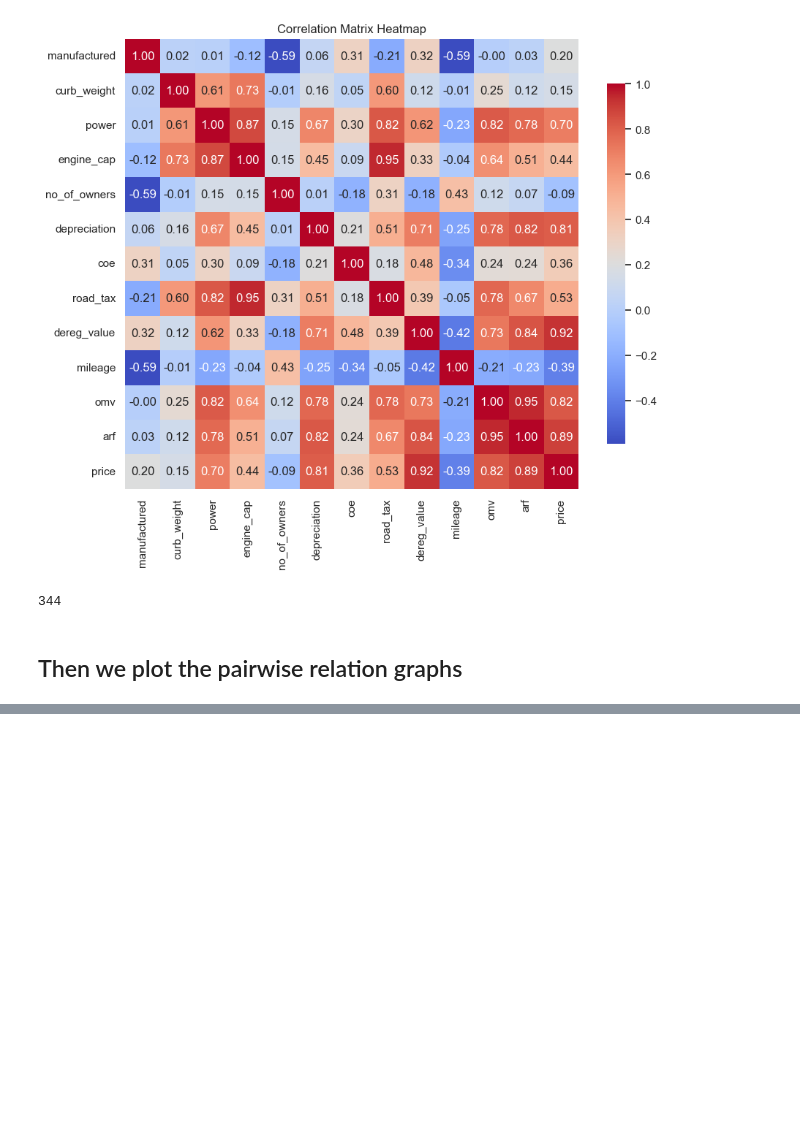
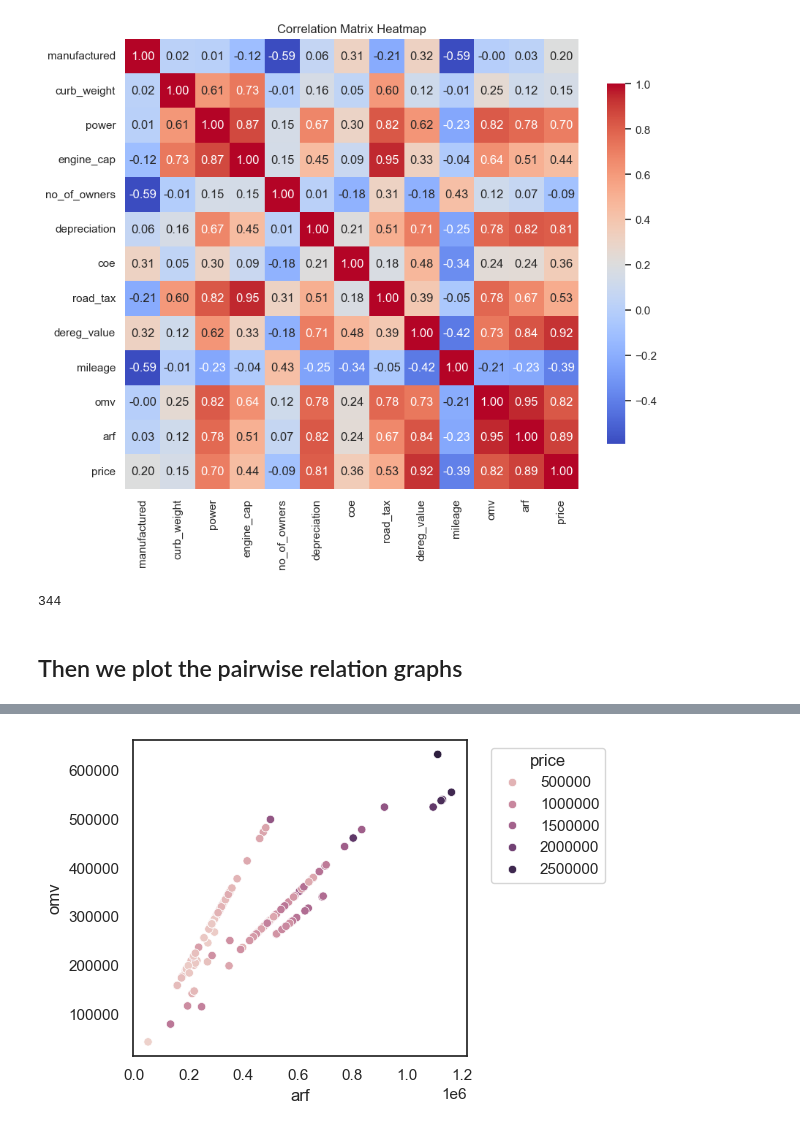
Before and after one commit to Enqurance/CS5228_Project, a Jupyter notebook: EDA/EDA.ipynb, the cells around one changed output, grey strips where cells are left out. Drawn from its saved outputs; the diff is of its cells as text; code cells hidden in the pictures; blank space fills up the shorter version.

```diff
--- a/EDA/EDA.ipynb
+++ b/EDA/EDA.ipynb
@@ -71,0 +109,23 @@ plt.show()
+# %%
+df = pd.read_csv('../data/train.csv')
+df = df[[
+    'make',
+    'omv',
+    'arf',
+    'price'
+]]
+
+df = df[df['make'] == 'ferrari']
+# %%
+plt.figure(figsize=(6, 4))
+sns.scatterplot(data=df, x='arf', y='omv', hue='price')
+
+plt.xlabel('arf')
+plt.ylabel('omv')
+
+plt.legend(title='price', bbox_to_anchor=(1.05, 1), loc='upper left')
+
+plt.tight_layout()
+plt.show()
+# %% [output]
+[figure, added]
```
Also changed, not shown: parts of 8 cells of this notebook, 13 other files.
